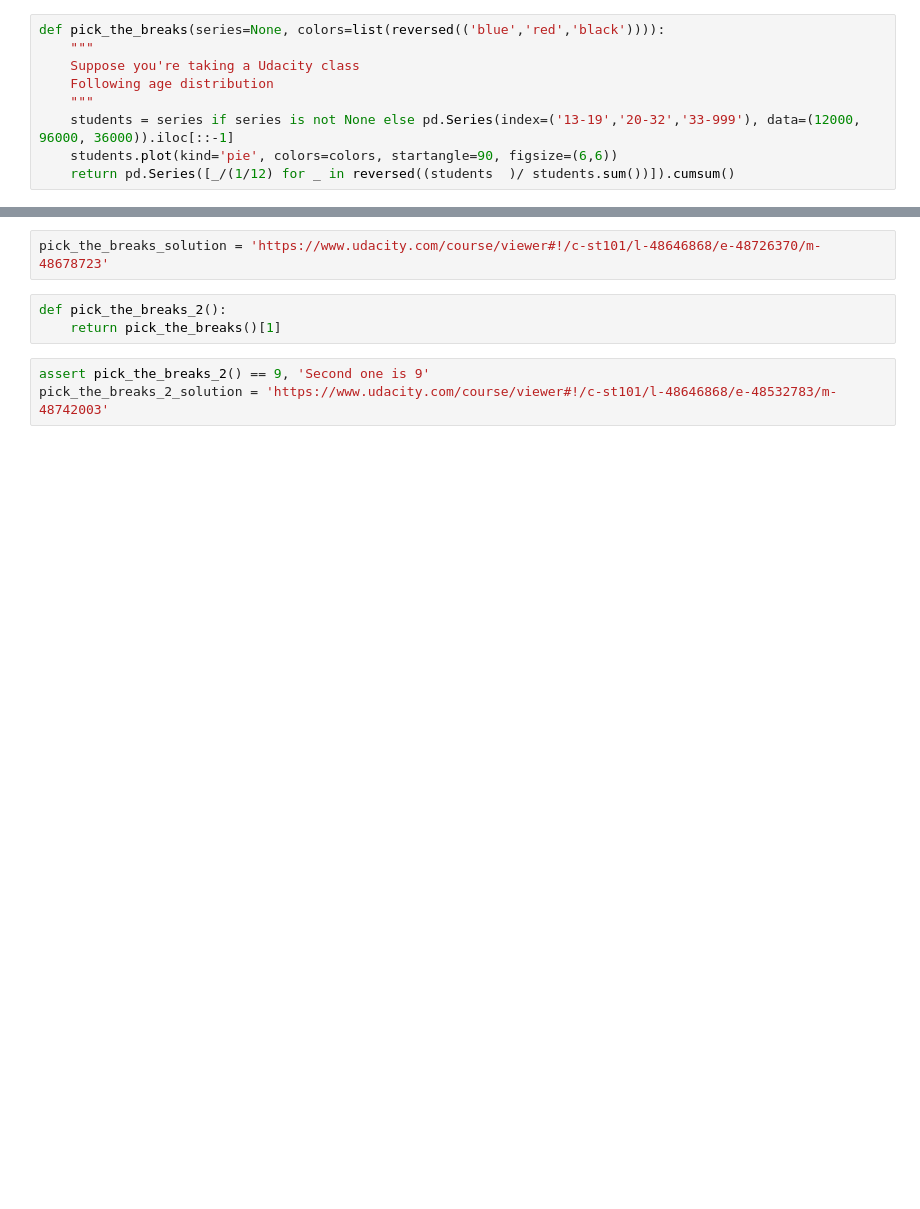
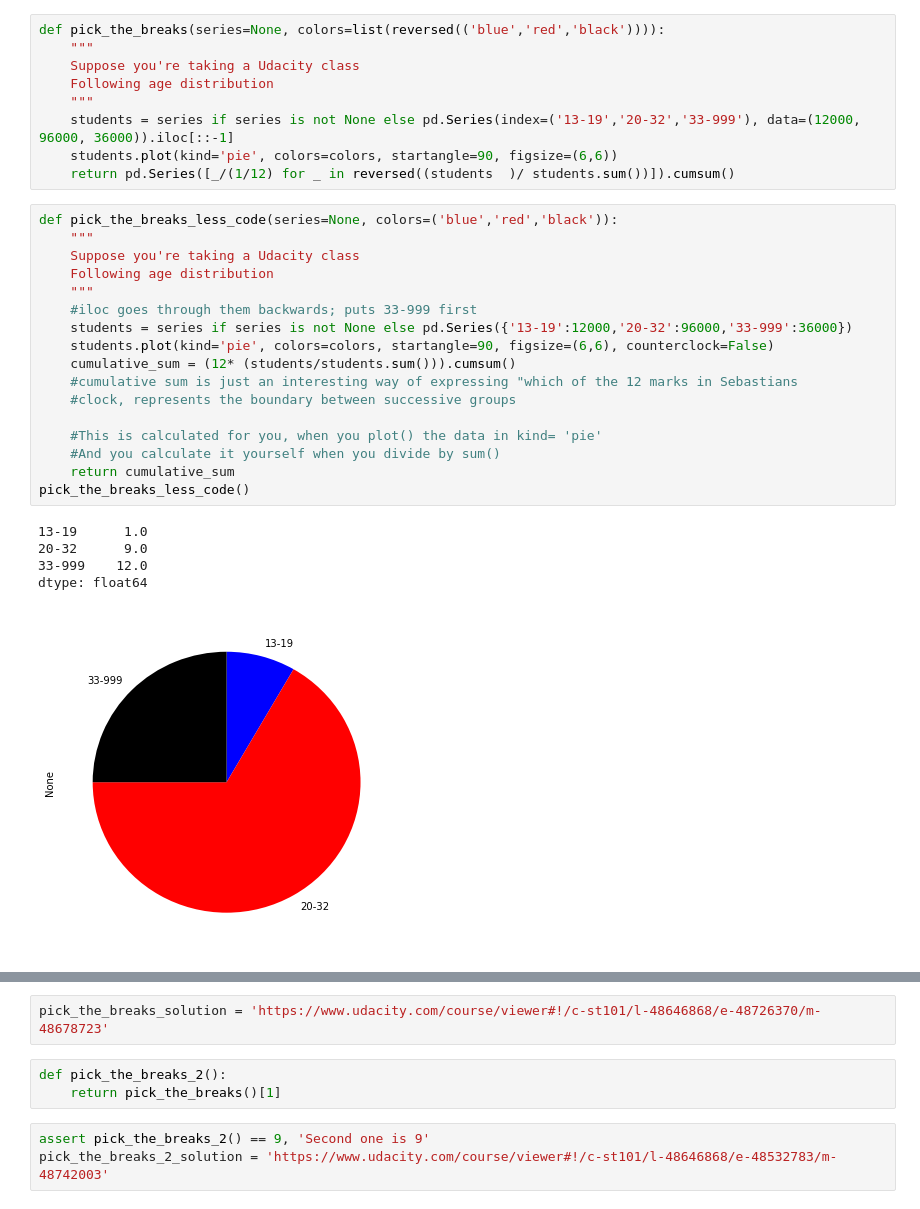
Before and after one commit to theredpea/udacity_notes, a Jupyter notebook: st101__1_Visualizing_relationships_in_data__5_Pie Charts.ipynb, the cells around one changed output, grey strips where cells are left out. Cells and saved outputs as stored; diff of their text form; blank space fills up the shorter version.

```diff
--- a/st101__1_Visualizing_relationships_in_data__5_Pie Charts.ipynb
+++ b/st101__1_Visualizing_relationships_in_data__5_Pie Charts.ipynb
@@ -103,3 +108,26 @@ def pick_the_breaks(series=None, colors=list(reversed(('blue','red','black')))):
     students = series if series is not None else pd.Series(index=('13-19','20-32','33-999'), data=(12000, 96000, 36000)).iloc[::-1]
     students.plot(kind='pie', colors=colors, startangle=90, figsize=(6,6))
     return pd.Series([_/(1/12) for _ in reversed((students  )/ students.sum())]).cumsum()
+# %%
+def pick_the_breaks_less_code(series=None, colors=('blue','red','black')):
+    """
+    Suppose you're taking a Udacity class
+    Following age distribution
+    """
+    #iloc goes through them backwards; puts 33-999 first
+    students = series if series is not None else pd.Series({'13-19':12000,'20-32':96000,'33-999':36000})
+    students.plot(kind='pie', colors=colors, startangle=90, figsize=(6,6), counterclock=False)
+    cumulative_sum = (12* (students/students.sum())).cumsum()
+    #cumulative sum is just an interesting way of expressing "which of the 12 marks in Sebastians
+    #clock, represents the boundary between successive groups
+
+    #This is calculated for you, when you plot() the data in kind= 'pie'
+    #And you calculate it yourself when you divide by sum()
+    return cumulative_sum
+pick_the_breaks_less_code()
+# %% [output]
+13-19      1.0
+20-32      9.0
+33-999    12.0
+dtype: float64
+[figure, added]
```
Also changed, not shown: parts of 10 cells of this notebook.
